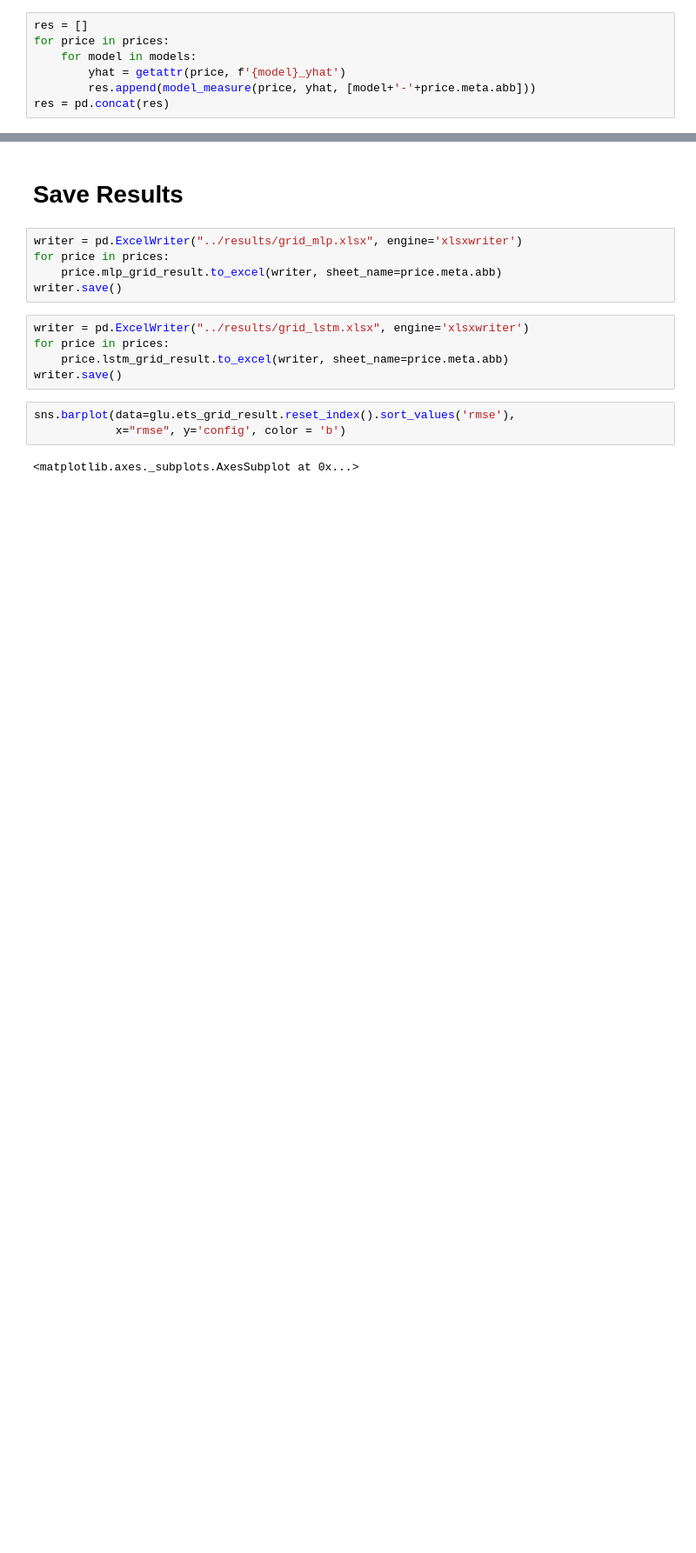
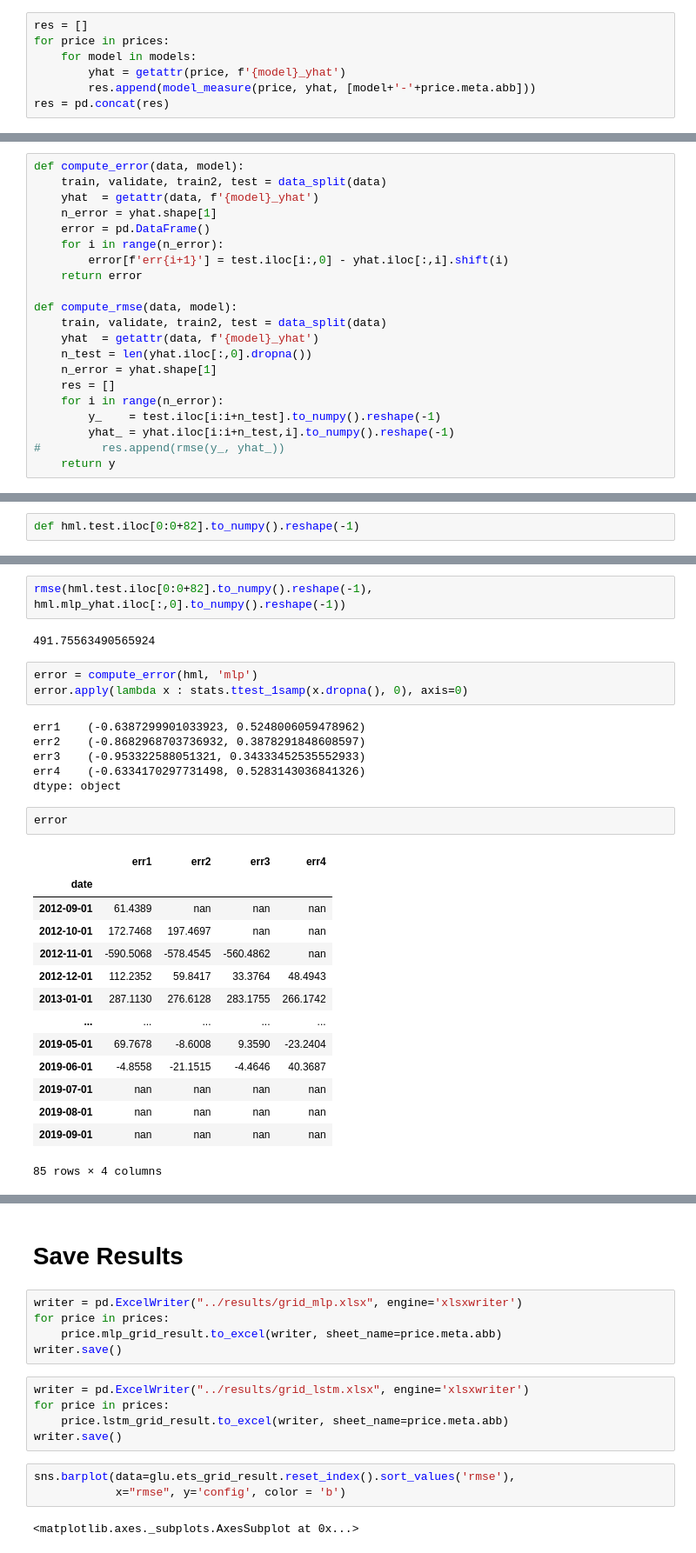
Before and after one commit to piyayut-ch/pricefcast, a Jupyter notebook: notebook/6_evaluate.ipynb, the cells around one changed output, grey strips where cells are left out. Shown at 87% size. Drawn from its saved outputs; the diff is of its cells as text; blank space fills up the shorter version.

```diff
--- a/notebook/6_evaluate.ipynb
+++ b/notebook/6_evaluate.ipynb
@@ -125,0 +118,21 @@ res
+# %%
+def compute_error(data, model):
+    train, validate, train2, test = data_split(data)
+    yhat  = getattr(data, f'{model}_yhat')
+    n_error = yhat.shape[1]
+    error = pd.DataFrame()
+    for i in range(n_error):
+        error[f'err{i+1}'] = test.iloc[i:,0] - yhat.iloc[:,i].shift(i)
+    return error
+
+def compute_rmse(data, model):
+    train, validate, train2, test = data_split(data)
+    yhat  = getattr(data, f'{model}_yhat')
+    n_test = len(yhat.iloc[:,0].dropna())
+    n_error = yhat.shape[1]
+    res = []
+    for i in range(n_error):
+        y_    = test.iloc[i:i+n_test].to_numpy().reshape(-1)
+        yhat_ = yhat.iloc[i:i+n_test,i].to_numpy().reshape(-1)
+#         res.append(rmse(y_, yhat_))
+    return y
@@ -125,0 +190,2 @@ res
+# %%
+def hml.test.iloc[0:0+82].to_numpy().reshape(-1)
@@ -125,0 +204,30 @@ res
+# %%
+rmse(hml.test.iloc[0:0+82].to_numpy().reshape(-1), hml.mlp_yhat.iloc[:,0].to_numpy().reshape(-1))
+# %% [output]
+491.75563490565924
+# %%
+error = compute_error(hml, 'mlp')
+error.apply(lambda x : stats.ttest_1samp(x.dropna(), 0), axis=0)
+# %% [output]
+err1    (-0.6387299901033923, 0.5248006059478962)
+err2    (-0.8682968703736932, 0.3878291848608597)
+err3    (-0.953322588051321, 0.34333452535552933)
+err4    (-0.6334170297731498, 0.5283143036841326)
+dtype: object
+# %%
+error
+# %% [output]
+|  | err1 | err2 | err3 | err4 |
+| date |  |  |  |  |
+| 2012-09-01 | 61.4389 | nan | nan | nan |
+| 2012-10-01 | 172.7468 | 197.4697 | nan | nan |
+| 2012-11-01 | -590.5068 | -578.4545 | -560.4862 | nan |
+| 2012-12-01 | 112.2352 | 59.8417 | 33.3764 | 48.4943 |
+| 2013-01-01 | 287.1130 | 276.6128 | 283.1755 | 266.1742 |
+| ... | ... | ... | ... | ... |
+| 2019-05-01 | 69.7678 | -8.6008 | 9.3590 | -23.2404 |
+| 2019-06-01 | -4.8558 | -21.1515 | -4.4646 | 40.3687 |
+| 2019-07-01 | nan | nan | nan | nan |
+| 2019-08-01 | nan | nan | nan | nan |
+| 2019-09-01 | nan | nan | nan | nan |
+85 rows × 4 columns
```
Also changed, not shown: parts of 13 cells of this notebook, 6 other files.
